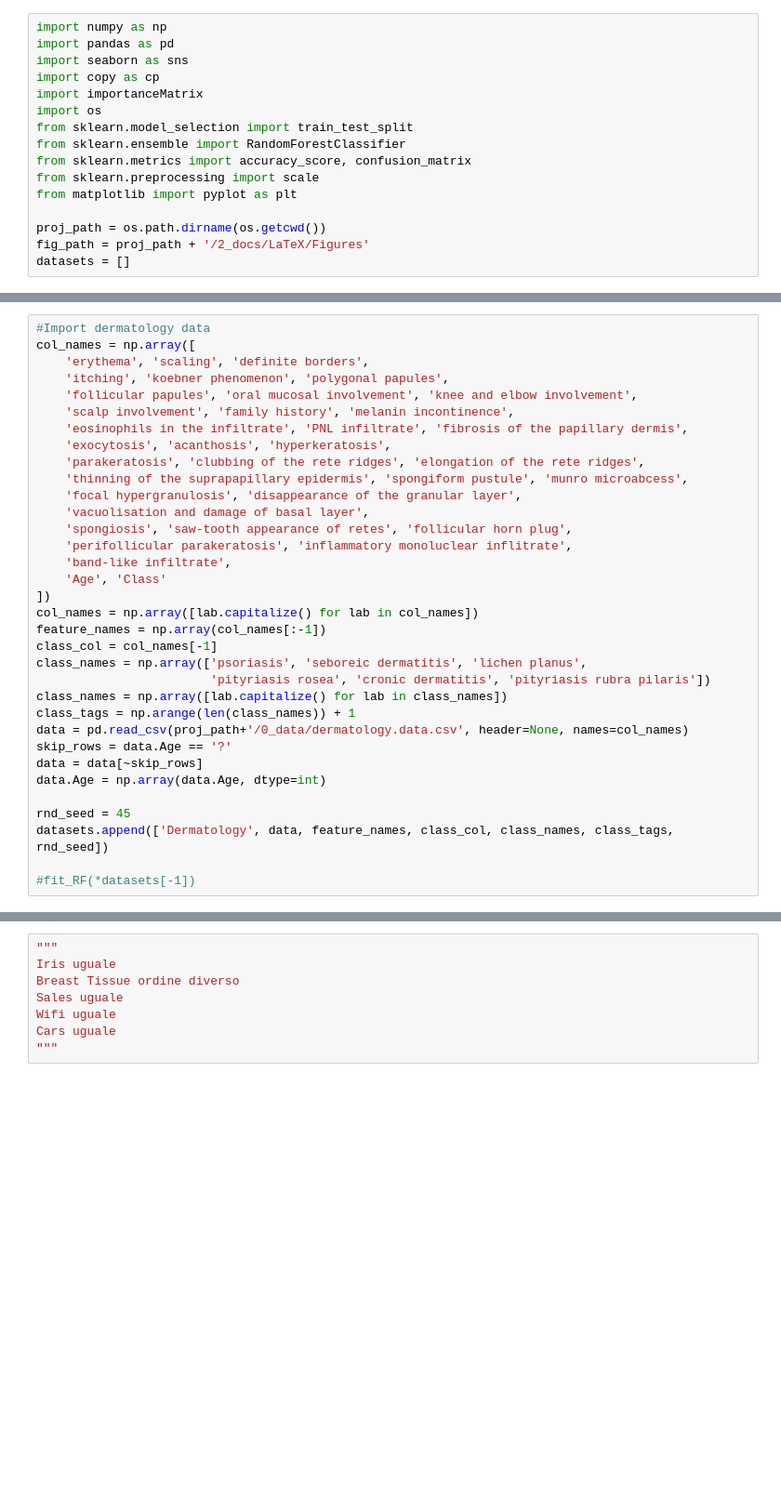
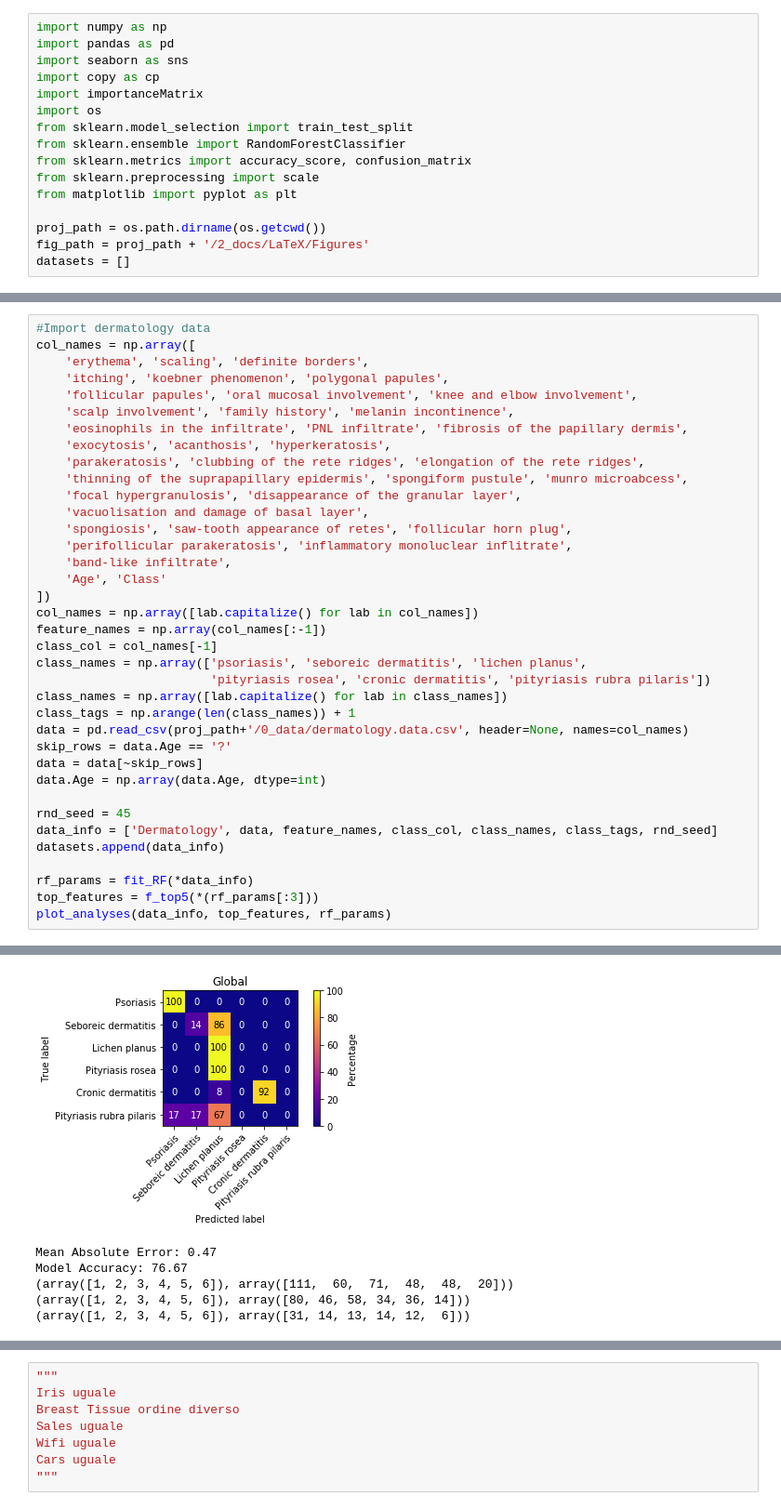
Before and after one commit to GiulioPr/Pcfi, a Jupyter notebook: 1_code/Feature_selection.ipynb, the cells around one changed output, grey strips where cells are left out. Shown at 93% size. Saved outputs shown, nothing was run; the diff lists cells and outputs as text; blank space fills up the shorter version.

```diff
--- a/1_code/Feature_selection.ipynb
+++ b/1_code/Feature_selection.ipynb
@@ -139,6 +174,10 @@ data = data[~skip_rows]
 data.Age = np.array(data.Age, dtype=int)
 
 rnd_seed = 45
-datasets.append(['Dermatology', data, feature_names, class_col, class_names, class_tags, rnd_seed])
+data_info = ['Dermatology', data, feature_names, class_col, class_names, class_tags, rnd_seed]
+datasets.append(data_info)
 
-#fit_RF(*datasets[-1])
+rf_params = fit_RF(*data_info)
+top_features = f_top5(*(rf_params[:3]))
+plot_analyses(data_info, top_features, rf_params)
+# %% [output]
@@ -144,0 +202,6 @@ datasets.append(['Dermatology', data, feature_names, class_col, class_names, cla
+[figure, added]
+Mean Absolute Error: 0.47
+Model Accuracy: 76.67
+(array([1, 2, 3, 4, 5, 6]), array([111,  60,  71,  48,  48,  20]))
+(array([1, 2, 3, 4, 5, 6]), array([80, 46, 58, 34, 36, 14]))
+(array([1, 2, 3, 4, 5, 6]), array([31, 14, 13, 14, 12,  6]))
```
Also changed, not shown: parts of 16 cells of this notebook, 1 other file.
